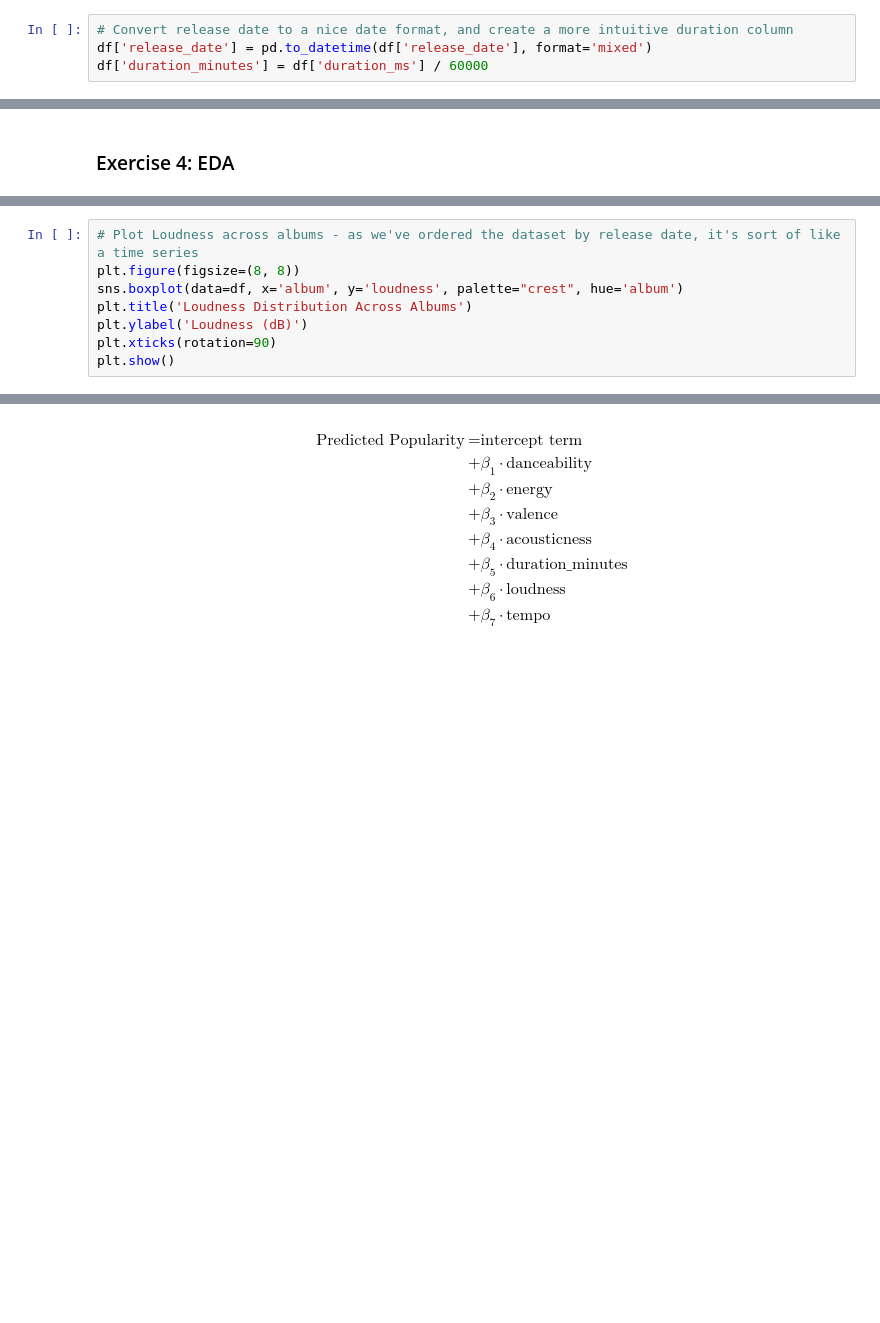
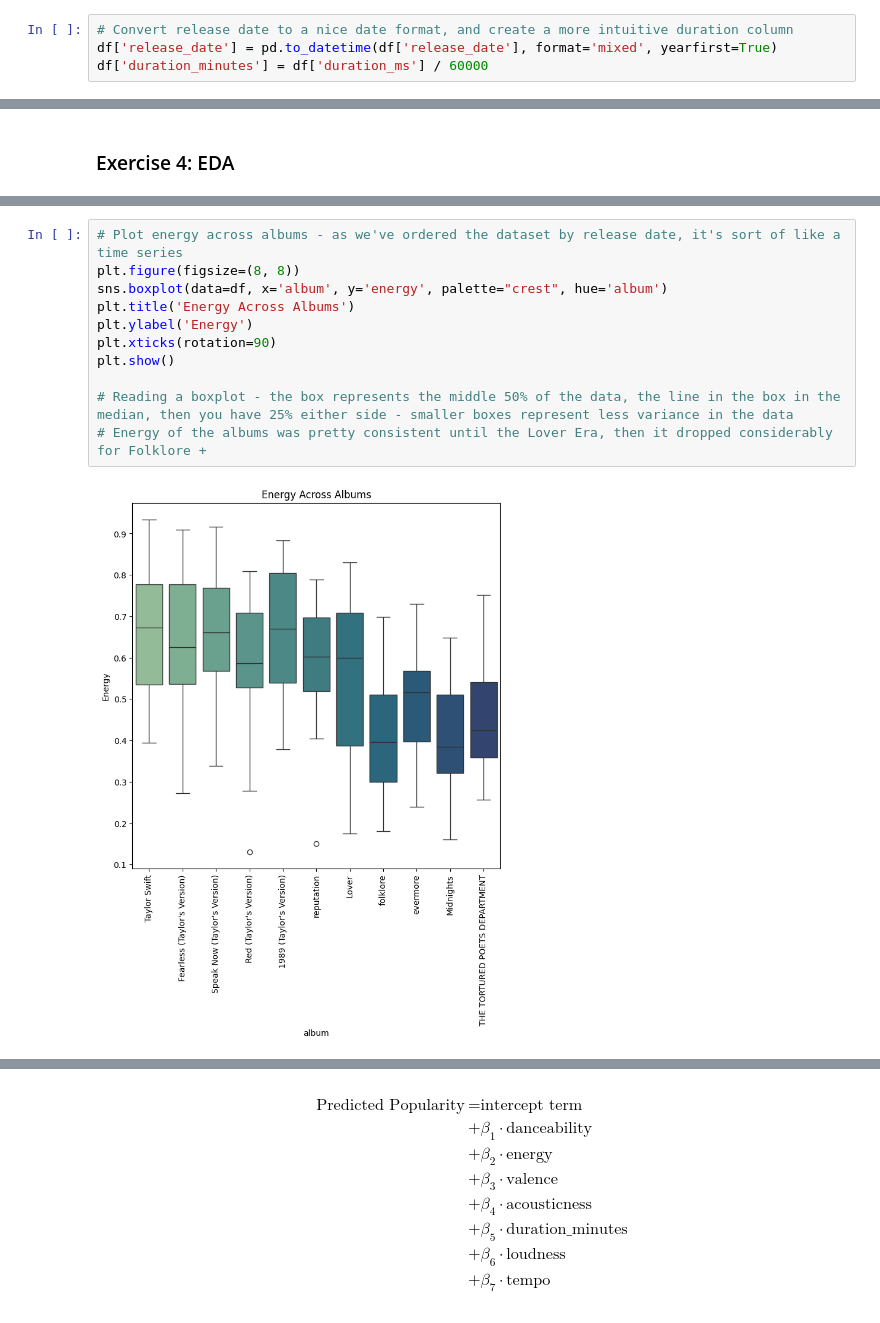
Before and after one commit to RolfeySBG/coffee-and-coding, a Jupyter notebook: Swifty Pandas/swifty_walkthrough.ipynb, the cells around one changed output, grey strips where cells are left out. Saved outputs shown, nothing was run; the diff lists cells and outputs as text; blank space fills up the shorter version.

```diff
--- a/Swifty Pandas/swifty_walkthrough.ipynb
+++ b/Swifty Pandas/swifty_walkthrough.ipynb
@@ -120,6 +140,6 @@ df.head(1)
 # %%
 # Convert release date to a nice date format, and create a more intuitive duration column
-df['release_date'] = pd.to_datetime(df['release_date'], format='mixed')
+df['release_date'] = pd.to_datetime(df['release_date'], format='mixed', yearfirst=True)
 df['duration_minutes'] = df['duration_ms'] / 60000
 # %%
 # Sort the dataframe by release date and track number, see the index (1st column, no header) isn't in order now, so we'll reset that further down
@@ -180,11 +315,16 @@ plt.show()
 # %%
-# Plot Loudness across albums - as we've ordered the dataset by release date, it's sort of like a time series
+# Plot energy across albums - as we've ordered the dataset by release date, it's sort of like a time series
 plt.figure(figsize=(8, 8))
-sns.boxplot(data=df, x='album', y='loudness', palette="crest", hue='album')
-plt.title('Loudness Distribution Across Albums')
-plt.ylabel('Loudness (dB)')
+sns.boxplot(data=df, x='album', y='energy', palette="crest", hue='album')
+plt.title('Energy Across Albums')
+plt.ylabel('Energy')
 plt.xticks(rotation=90)
 plt.show()
+
+# Reading a boxplot - the box represents the middle 50% of the data, the line in the box in the median, then you have 25% either side - smaller boxes represent less variance in the data
+# Energy of the albums was pretty consistent until the Lover Era, then it dropped considerably for Folklore +
+# %% [output]
+[figure, added]
 # %%
 plt.figure(figsize=(10, 8))
 sns.boxplot(data=df, x='album', y='valence', palette='crest', hue='album')
```
Also changed, not shown: parts of 42 cells of this notebook.
